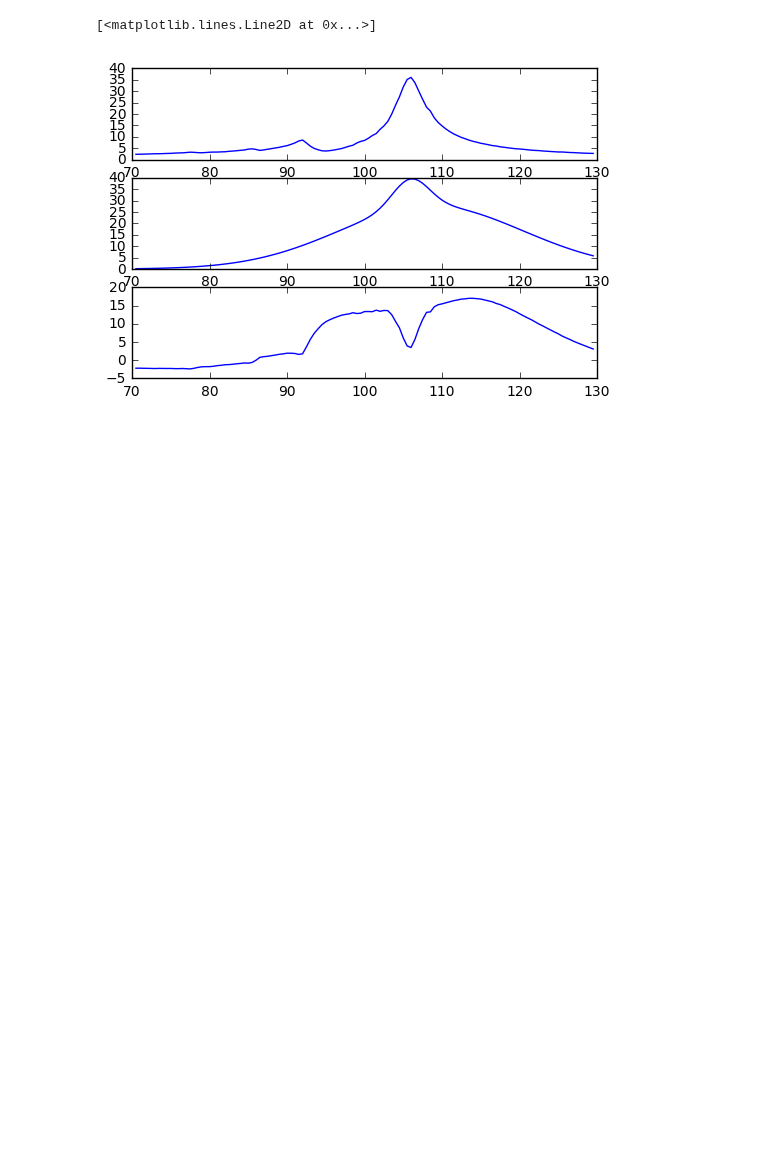
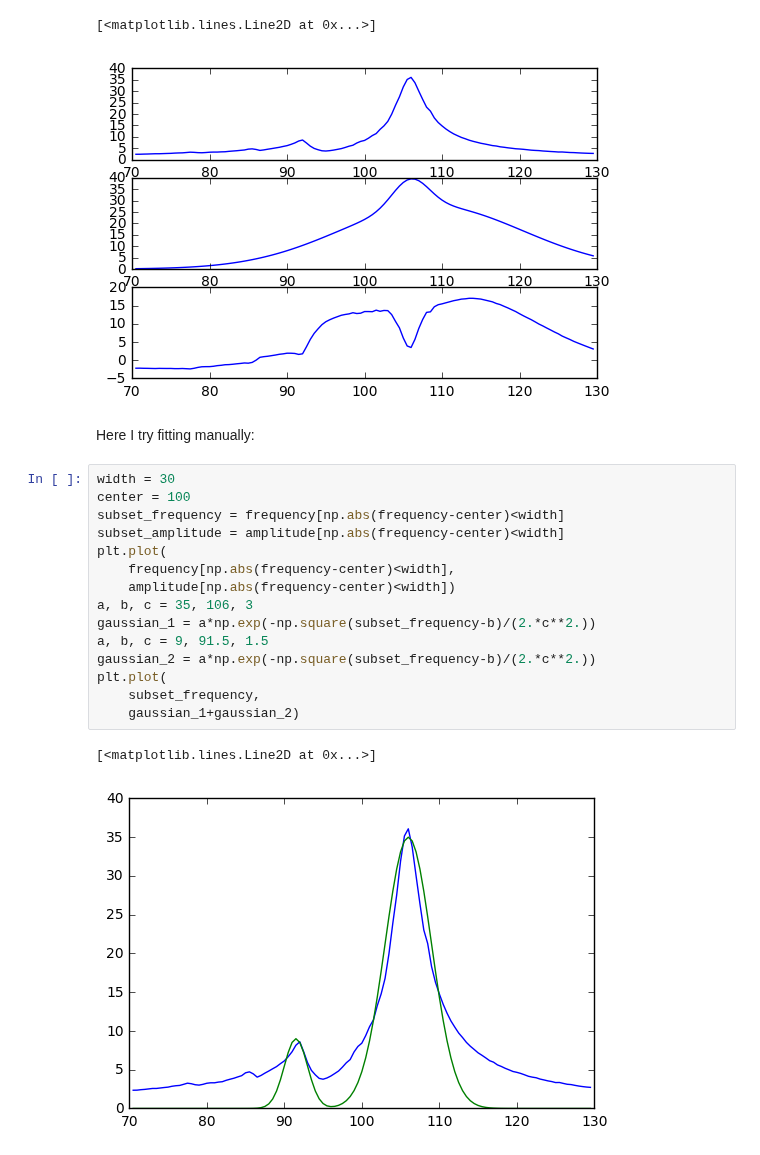
Before and after one commit to ry-dgel/Chladni, a Jupyter notebook: fitting_frequency_scan.ipynb, the cells around one changed output. Drawn from its saved outputs; the diff is of its cells as text; blank space fills up the shorter version.

Commit message:
Code for manually fitting freq' scan

```diff
--- a/fitting_frequency_scan.ipynb
+++ b/fitting_frequency_scan.ipynb
@@ -107,3 +107,23 @@ plt.plot(
 27.7250875301 108.591138895 11.8207382274
 [<matplotlib.lines.Line2D at 0x...>]
 [figure]
+# %% [markdown]
+Here I try fitting manually:
+# %%
+width = 30
+center = 100
+subset_frequency = frequency[np.abs(frequency-center)<width]
+subset_amplitude = amplitude[np.abs(frequency-center)<width]
+plt.plot(
+    frequency[np.abs(frequency-center)<width],
+    amplitude[np.abs(frequency-center)<width])
+a, b, c = 35, 106, 3
+gaussian_1 = a*np.exp(-np.square(subset_frequency-b)/(2.*c**2.))
+a, b, c = 9, 91.5, 1.5
+gaussian_2 = a*np.exp(-np.square(subset_frequency-b)/(2.*c**2.))
+plt.plot(
+    subset_frequency,
+    gaussian_1+gaussian_2)
+# %% [output]
+[<matplotlib.lines.Line2D at 0x...>]
+[figure, added]
```
Also changed, not shown: parts of 1 cell of this notebook.
